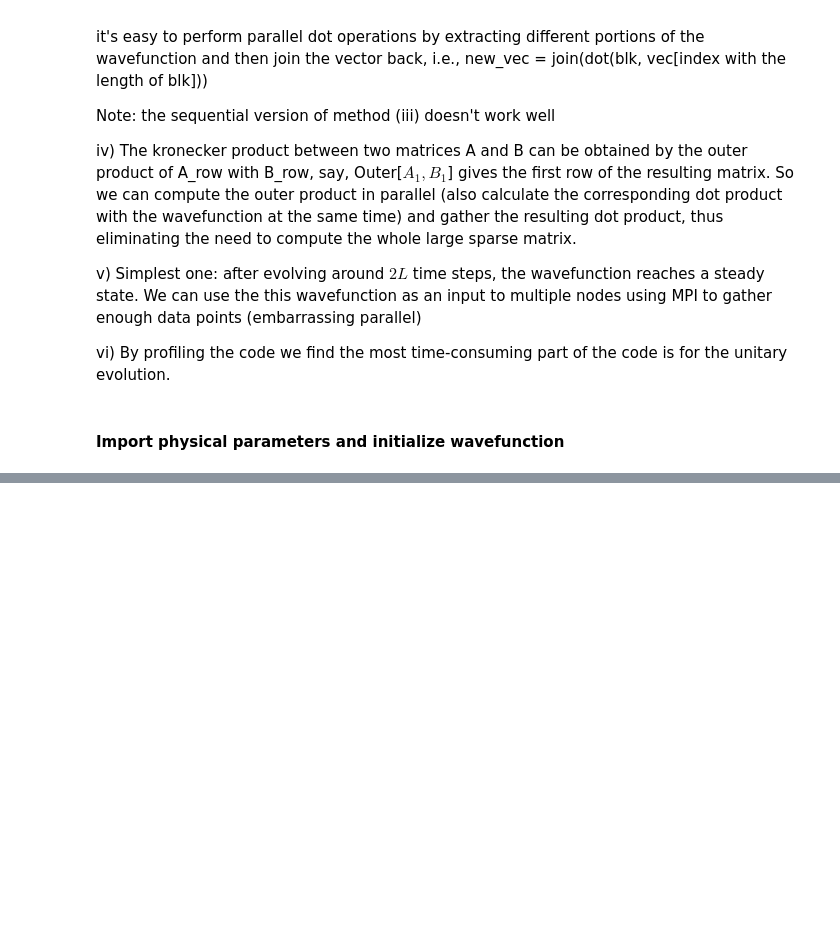
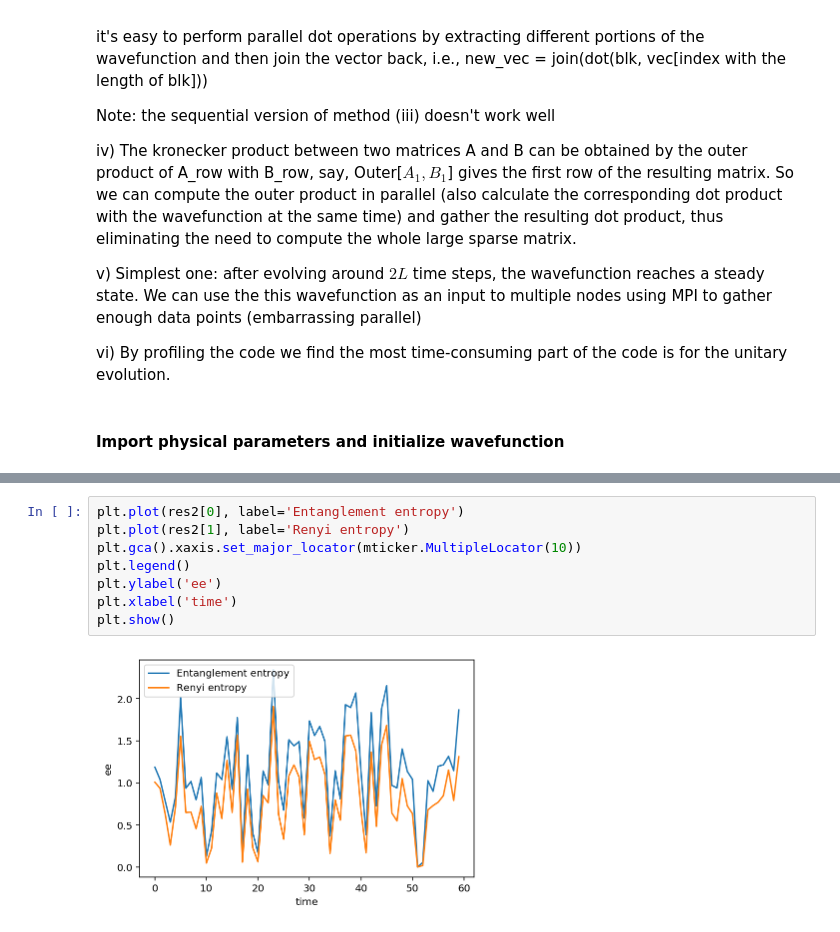
Before and after one commit to empyriumz/Entanglement-Dynamics, a Jupyter notebook: time_evolution.ipynb, the cells around one changed output, grey strips where cells are left out. Cells and saved outputs as stored; diff of their text form; blank space fills up the shorter version.

```diff
--- a/time_evolution.ipynb
+++ b/time_evolution.ipynb
@@ -95,3 +188,13 @@ plt.show()
+# %%
+plt.plot(res2[0], label='Entanglement entropy')
+plt.plot(res2[1], label='Renyi entropy')
+plt.gca().xaxis.set_major_locator(mticker.MultipleLocator(10))
+plt.legend()
+plt.ylabel('ee')
+plt.xlabel('time')
+plt.show()
+# %% [output]
+[figure, added]
 # %%
 plt.plot(res[2], label='Log(negativity)')
 plt.plot(res[3], label='Mutual information')
```
Also changed, not shown: parts of 8 cells of this notebook.
